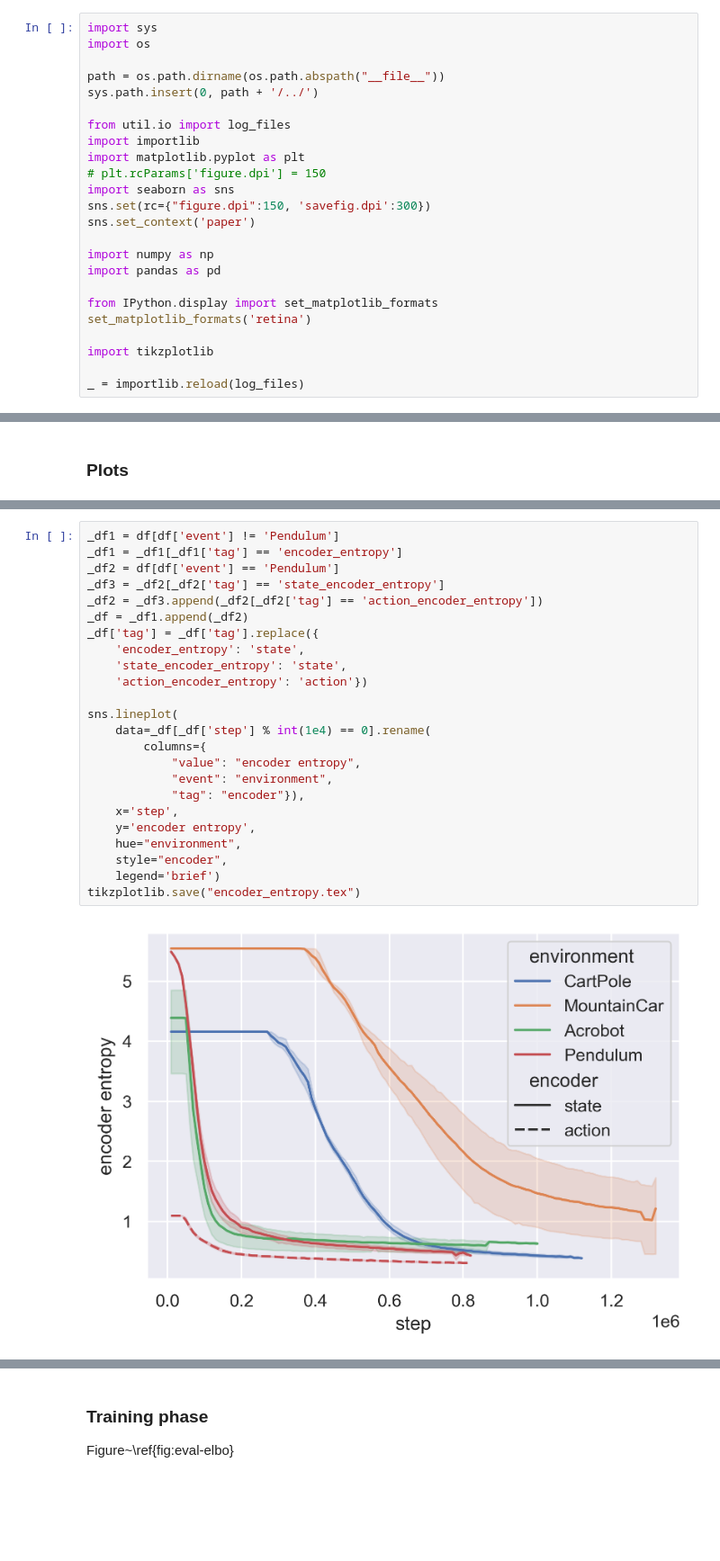
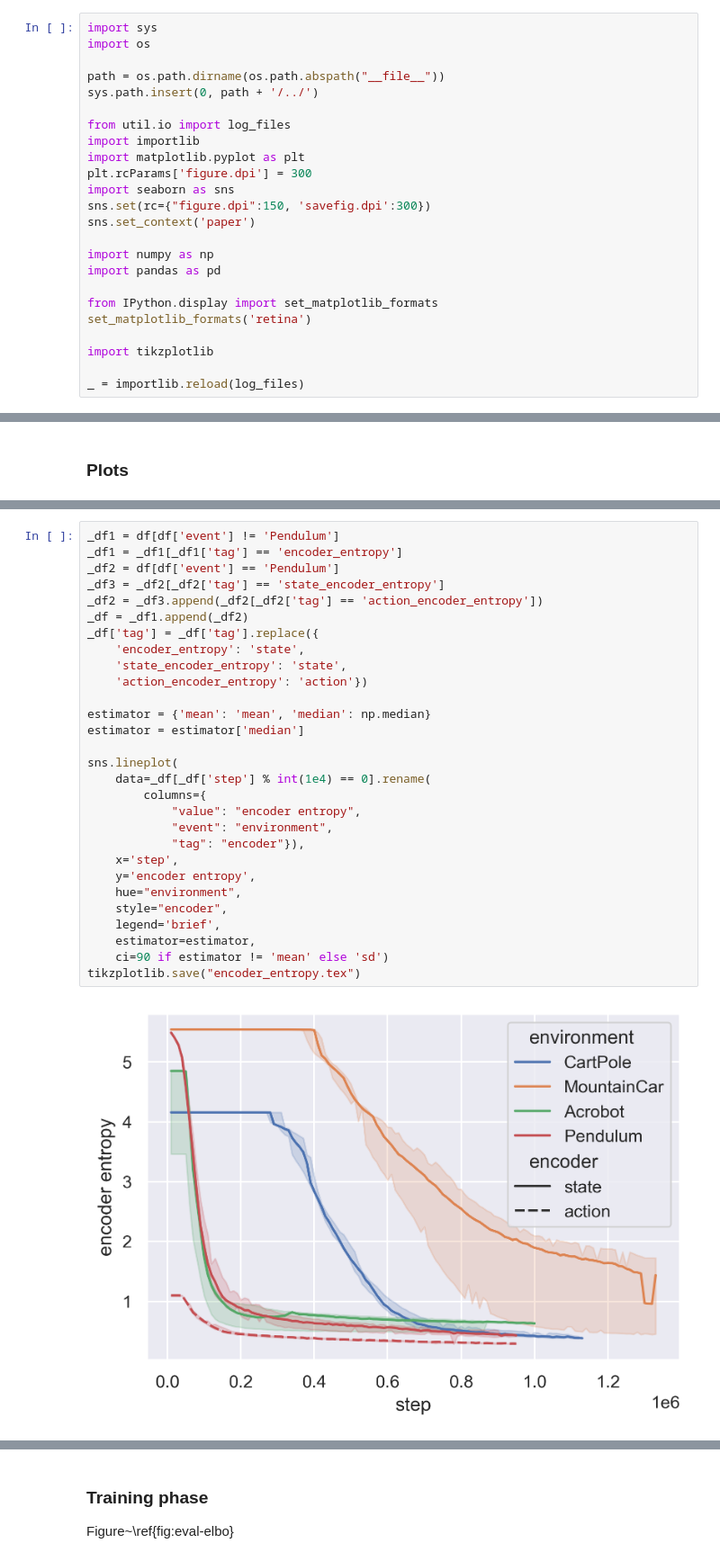
Before and after one commit to florentdelgrange/vae_mdp, a Jupyter notebook: evaluation/notebook.ipynb, the cells around one changed output, grey strips where cells are left out. Shown at 90% size. Cells and saved outputs as stored; diff of their text form; blank space fills up the shorter version.

Commit message:
All (temporary) figures

```diff
--- a/evaluation/notebook.ipynb
+++ b/evaluation/notebook.ipynb
@@ -8,7 +8,7 @@ sys.path.insert(0, path + '/../')
 from util.io import log_files
 import importlib
 import matplotlib.pyplot as plt
-# plt.rcParams['figure.dpi'] = 150
+plt.rcParams['figure.dpi'] = 300
 import seaborn as sns
 sns.set(rc={"figure.dpi":150, 'savefig.dpi':300})
 sns.set_context('paper')
@@ -78,29 +85,34 @@ tikzplotlib.save("eval_elbo.tex")
 # %%
 _df1 = df[df['event'] != 'Pendulum']
 _df1 = _df1[_df1['tag'] == 'encoder_entropy']
 _df2 = df[df['event'] == 'Pendulum']
 _df3 = _df2[_df2['tag'] == 'state_encoder_entropy']
 _df2 = _df3.append(_df2[_df2['tag'] == 'action_encoder_entropy'])
 _df = _df1.append(_df2)
 _df['tag'] = _df['tag'].replace({
     'encoder_entropy': 'state',
     'state_encoder_entropy': 'state',
     'action_encoder_entropy': 'action'})
 
+estimator = {'mean': 'mean', 'median': np.median}
+estimator = estimator['median']
+
 sns.lineplot(
     data=_df[_df['step'] % int(1e4) == 0].rename(
         columns={
             "value": "encoder entropy",
             "event": "environment",
             "tag": "encoder"}),
     x='step',
     y='encoder entropy',
     hue="environment",
     style="encoder",
-    legend='brief')
+    legend='brief',
+    estimator=estimator,
+    ci=90 if estimator != 'mean' else 'sd')
 tikzplotlib.save("encoder_entropy.tex")
 # %% [output]
-[figure, old version]
+[figure, new version]
 # %%
 importlib.reload(log_files)
 
```
Also changed, not shown: parts of 8 cells of this notebook.
